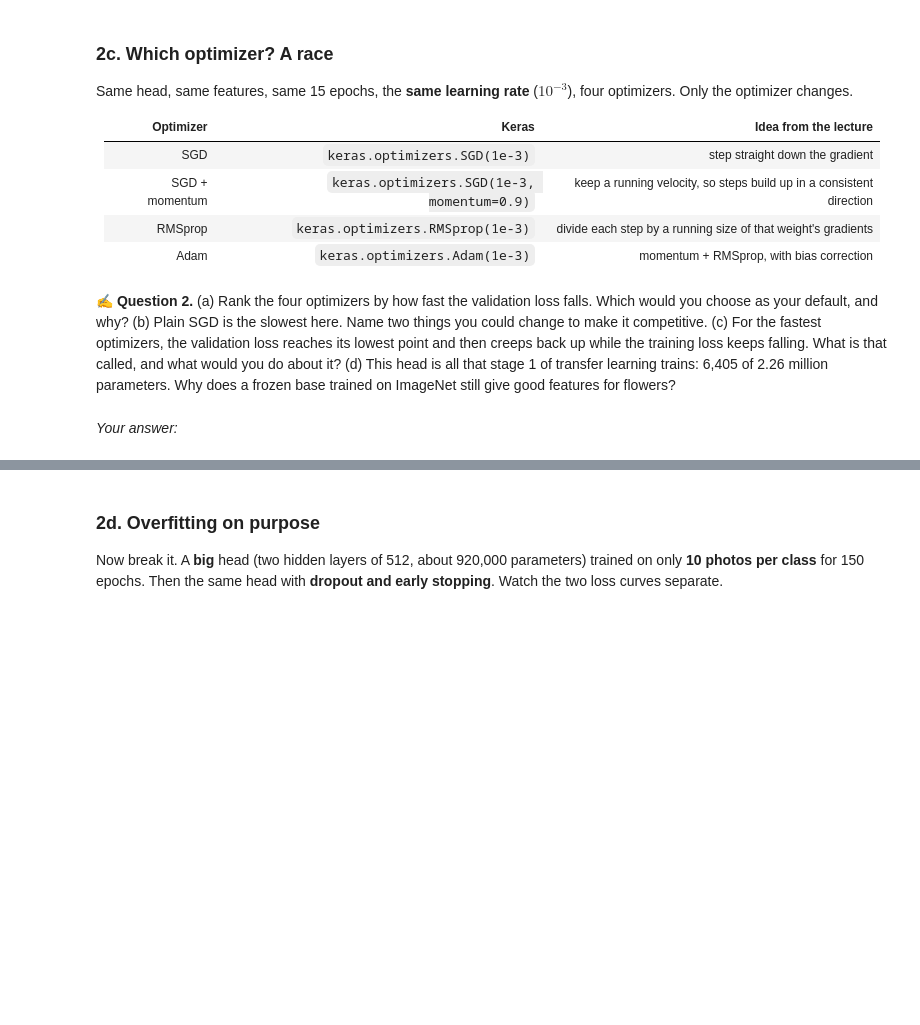
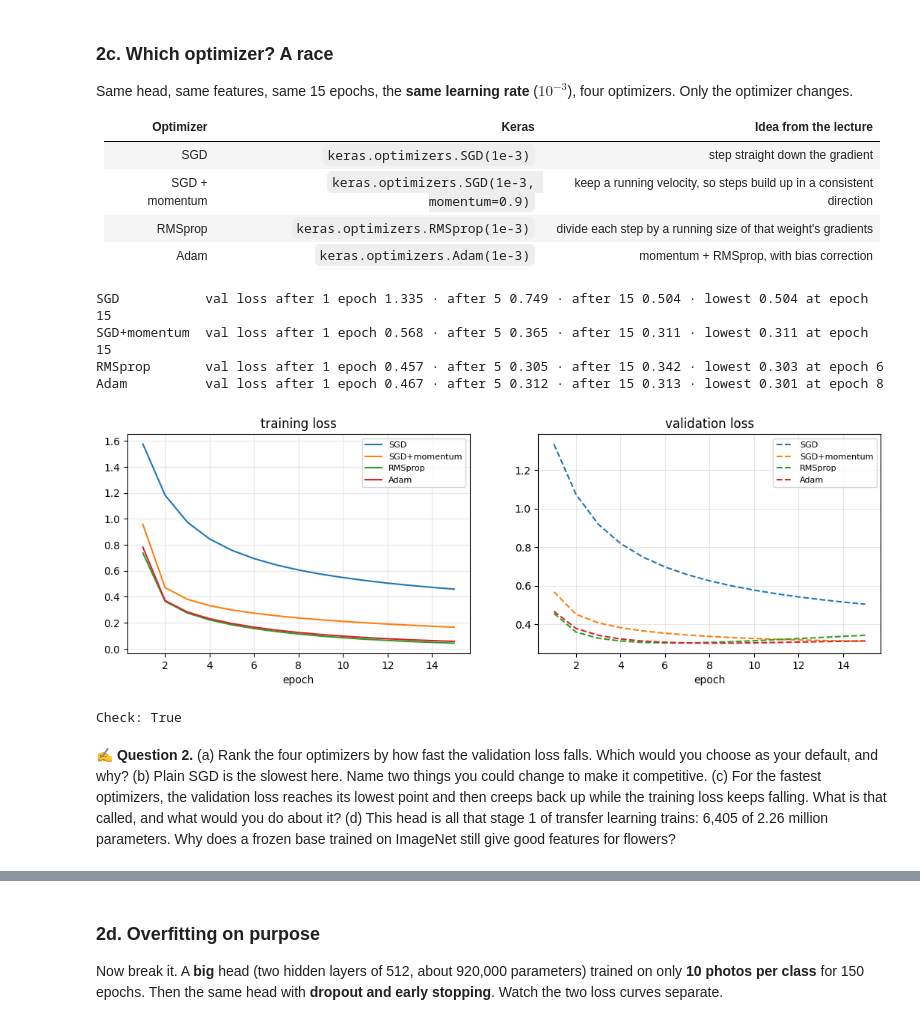
Before and after one commit to daqhi/CSC173-Fine-Tuning-CNN, a Jupyter notebook: CSC173_FineTuning_CNN.ipynb, the cells around one changed output, grey strips where cells are left out. Cells and saved outputs as stored; diff of their text form; code cells hidden in the pictures; blank space fills up the shorter version.

```diff
--- a/CSC173_FineTuning_CNN.ipynb
+++ b/CSC173_FineTuning_CNN.ipynb
@@ -205,20 +203,20 @@ def build_model(pretrained=True):
     # Return (model, base). pretrained=False gives the same network with random weights.
     base = keras.applications.MobileNetV2(input_shape=IMG_SIZE + (3,), include_top=False,
                                           weights="imagenet" if pretrained else None)
-    base.trainable = ...        # TODO: freeze the whole base (True or False?)
+    base.trainable = False                                                # TODO: freeze the whole base (True or False?)
     inputs = keras.Input(IMG_SIZE + (3,))
     x = augment(inputs)
     x = layers.Rescaling(1 / 127.5, offset=-1)(x)       # MobileNetV2 expects pixels in [−1, 1]
     # training=False keeps the base's BatchNorm layers in inference mode, even later when we unfreeze them.
     # A network trained from scratch needs its BatchNorm statistics to learn, so it gets training=None.
     x = base(x, training=False if pretrained else None)
-    x = ...                     # TODO: GlobalAveragePooling2D, turns 5×5×1280 feature maps into a 1280 vector
+    x = layers.GlobalAveragePooling2D()(x)                                # TODO: GlobalAveragePooling2D, turns 5×5×1280 feature maps into a 1280 vector
     x = layers.Dropout(0.2)(x)
-    outputs = ...               # TODO: a Dense layer with NUM_CLASSES units and softmax
+    outputs = layers.Dense(NUM_CLASSES, activation="softmax")(x)          # TODO: a Dense layer with NUM_CLASSES units and softmax
     return keras.Model(inputs, outputs), base
 
 def count_params(weights):
-    return ...                  # TODO: total number of numbers in a list of weight tensors (np.prod of each shape)
+    return int(sum(np.prod(w.shape) for w in weights))                    # TODO: total number of numbers in a list of weight tensors (np.prod of each shape)
 
 keras.utils.set_random_seed(SEED)
 model, base = build_model()
@@ -261,30 +264,35 @@ Same head, same features, same 15 epochs, the **same learning rate** ($10^{-3}$)
 # %%
 def make_optimizers():
     return {
-        "SGD":          ...,   # TODO
-        "SGD+momentum": ...,   # TODO
-        "RMSprop":      ...,   # TODO
-        "Adam":         ...,   # TODO
+        "SGD":          keras.optimizers.SGD(1e-3),                # TODO
+        "SGD+momentum": keras.optimizers.SGD(1e-3, momentum=0.9),  # TODO
+        "RMSprop":      keras.optimizers.RMSprop(1e-3),            # TODO
+        "Adam":         keras.optimizers.Adam(1e-3),               # TODO
     }
 
 race = {}
 for name, opt in make_optimizers().items():
     keras.utils.set_random_seed(SEED)
     m = head_model()
     m.compile(optimizer=opt, loss="sparse_categorical_crossentropy", metrics=["accuracy"])
     race[name] = m.fit(F_train, y_tr, validation_data=(F_val, y_va), epochs=15, batch_size=BATCH, verbose=0).history
     v = race[name]["val_loss"]
     print(f"{name:13s} val loss after 1 epoch {v[0]:.3f} · after 5 {v[4]:.3f} · after 15 {v[-1]:.3f} · lowest {min(v):.3f} at epoch {int(np.argmin(v)) + 1}")
 
 fig, axes = plt.subplots(1, 2, figsize=(13, 3.8))
 for (name, h), color in zip(race.items(), plt.cm.tab10.colors):
     axes[0].plot(np.arange(1, 16), h["loss"], color=color, label=name)
     axes[1].plot(np.arange(1, 16), h["val_loss"], "--", color=color, label=name)
 for ax, t in zip(axes, ["training loss", "validation loss"]):
     ax.set_title(t); ax.set_xlabel("epoch"); ax.grid(alpha=.3); ax.legend(fontsize=8)
 plt.show()
 print("Check:", min(race["Adam"]["val_loss"]) < min(race["SGD"]["val_loss"]))
+# %% [output]
+SGD           val loss after 1 epoch 1.335 · after 5 0.749 · after 15 0.504 · lowest 0.504 at epoch 15
+SGD+momentum  val loss after 1 epoch 0.568 · after 5 0.365 · after 15 0.311 · lowest 0.311 at epoch 15
+RMSprop       val loss after 1 epoch 0.457 · after 5 0.305 · after 15 0.342 · lowest 0.303 at epoch 6
+Adam          val loss after 1 epoch 0.467 · after 5 0.312 · after 15 0.313 · lowest 0.301 at epoch 8
+[figure, added]
+Check: True
 # %% [markdown]
 ✍️ **Question 2.** (a) Rank the four optimizers by how fast the validation loss falls. Which would you choose as your default, and why? (b) Plain SGD is the slowest here. Name two things you could change to make it competitive. (c) For the fastest optimizers, the validation loss reaches its lowest point and then creeps back up while the training loss keeps falling. What is that called, and what would you do about it? (d) This head is all that stage 1 of transfer learning trains: 6,405 of 2.26 million parameters. Why does a frozen base trained on ImageNet still give good features for flowers?
-# %% [markdown]
-*Your answer:*
```
Also changed, not shown: parts of 9 cells of this notebook.
